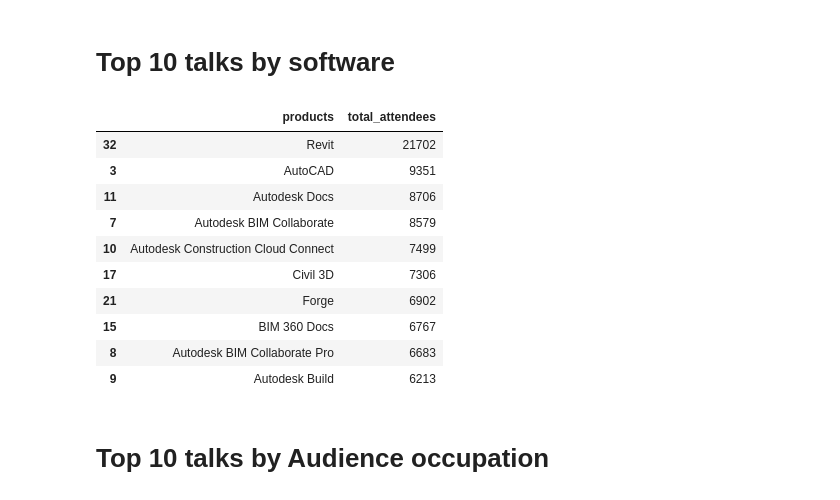
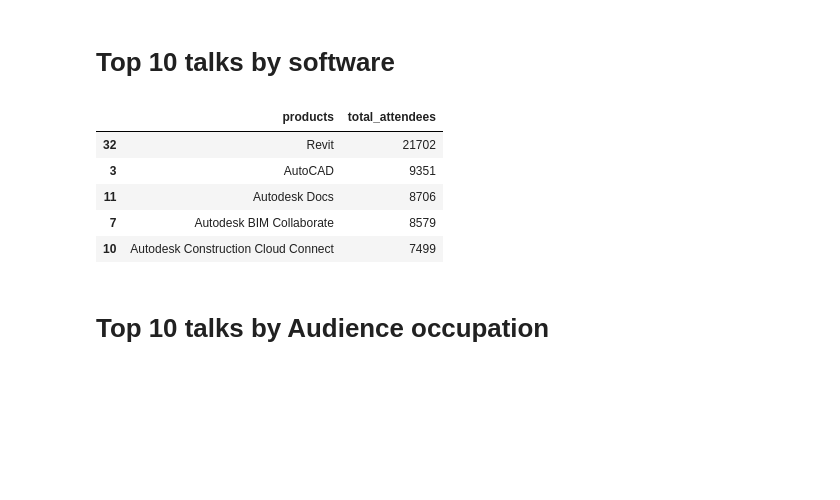
Before and after one commit to EverseDevelopment/Dataset.Autodesk-University-2022, a Jupyter notebook: AU2022.ipynb, the cells around one changed output. Cells and saved outputs as stored; diff of their text form; code cells hidden in the pictures; blank space fills up the shorter version.

Commit message:
generated a few classes

```diff
--- a/AU2022.ipynb
+++ b/AU2022.ipynb
@@ -133,24 +133,19 @@ top10_classes.plot(x="category", y="total_attendees",  kind="bar", color="catego
 # %%
 _= []
 for i, r in df_records.iterrows():
   if r["products"]:
     for product in r["products"]:
-      _.append(pd.Series({"class_name":r["class_name"],'total_attendees': r['total_attendees'], "products":product }))
+      _.append(pd.Series({"class_name":r["class_name"],'total_attendees': r['total_attendees'],"date": pd.to_datetime(r["beginsAt"]),"products":product }))
 
 
 class_attendes_per_software = pd.DataFrame(_)
-top10_classes_by_soft = class_attendes_per_software.groupby(['products'])['total_attendees'].sum().reset_index().sort_values(by='total_attendees',ascending=False).head(10)
-top10_classes_by_soft
+top5_classes_by_soft = class_attendes_per_software.groupby(['products'])['total_attendees'].sum().reset_index().sort_values(by='total_attendees',ascending=False).head(5)
+top5_classes_by_soft
 # %% [output]
 |  | products | total_attendees |
 | 32 | Revit | 21702 |
 | 3 | AutoCAD | 9351 |
 | 11 | Autodesk Docs | 8706 |
 | 7 | Autodesk BIM Collaborate | 8579 |
 | 10 | Autodesk Construction Cloud Connect | 7499 |
-| 17 | Civil 3D | 7306 |
-| 21 | Forge | 6902 |
-| 15 | BIM 360 Docs | 6767 |
-| 8 | Autodesk BIM Collaborate Pro | 6683 |
-| 9 | Autodesk Build | 6213 |
 # %%
```
Also changed, not shown: parts of 9 cells of this notebook, 2 other files.
